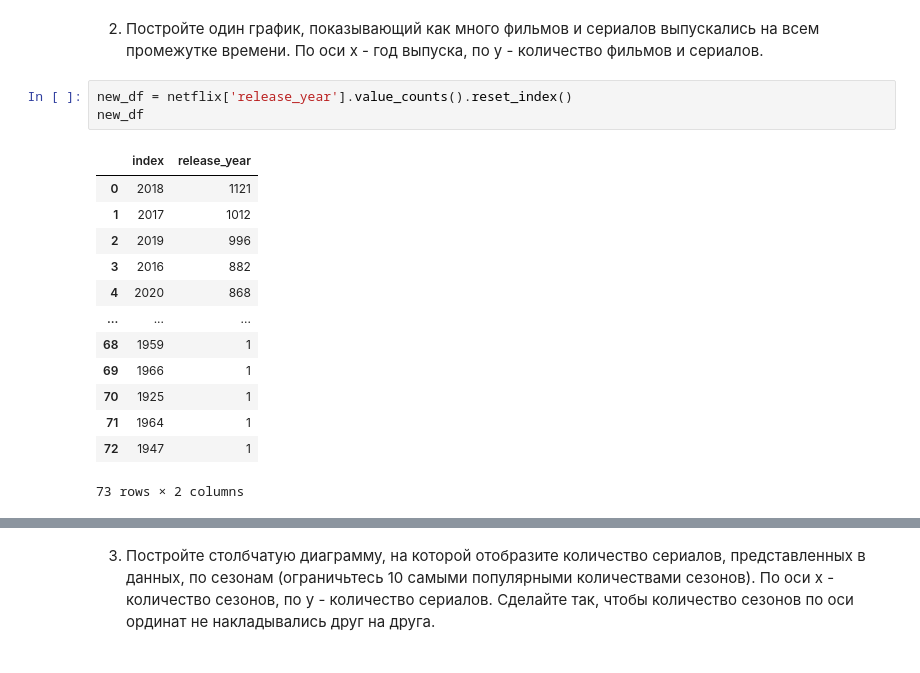
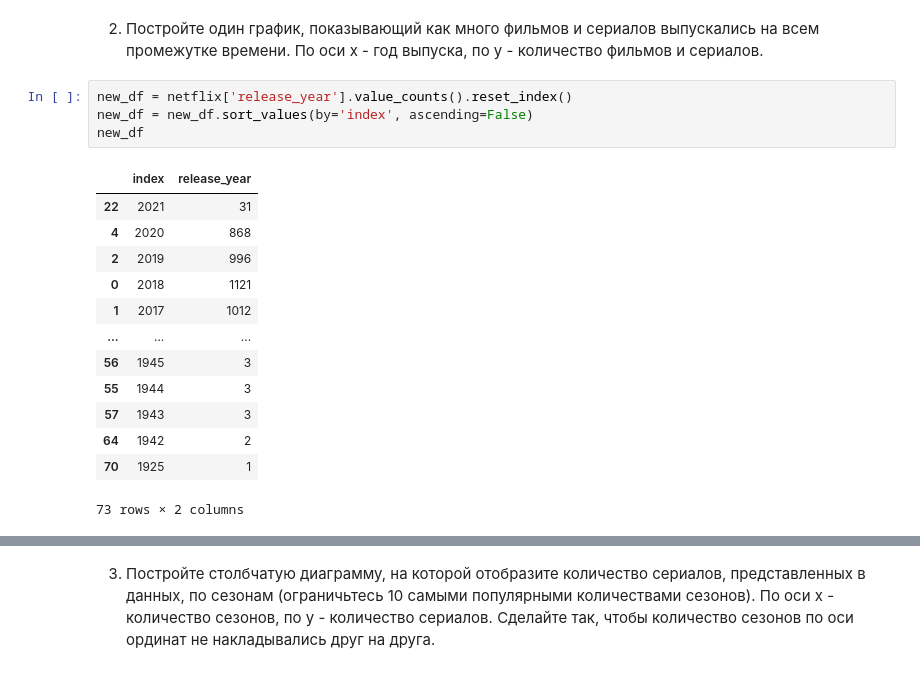
Before and after one commit to mrzgtv/python_for_ds, a Jupyter notebook: Matplotlib.ipynb, the cells around one changed output, grey strips where cells are left out. Cells and saved outputs as stored; diff of their text form.

```diff
--- a/Matplotlib.ipynb
+++ b/Matplotlib.ipynb
@@ -173,20 +173,21 @@ plt.show()
 2. Постройте один график, показывающий как много фильмов и сериалов выпускались на всем промежутке времени. По оси x - год выпуска, по y - количество фильмов и сериалов.
 # %%
 new_df = netflix['release_year'].value_counts().reset_index()
+new_df = new_df.sort_values(by='index', ascending=False)
 new_df
 # %% [output]
 |  | index | release_year |
+| 22 | 2021 | 31 |
+| 4 | 2020 | 868 |
+| 2 | 2019 | 996 |
 | 0 | 2018 | 1121 |
 | 1 | 2017 | 1012 |
-| 2 | 2019 | 996 |
-| 3 | 2016 | 882 |
-| 4 | 2020 | 868 |
 | ... | ... | ... |
-| 68 | 1959 | 1 |
-| 69 | 1966 | 1 |
+| 56 | 1945 | 3 |
+| 55 | 1944 | 3 |
+| 57 | 1943 | 3 |
+| 64 | 1942 | 2 |
 | 70 | 1925 | 1 |
-| 71 | 1964 | 1 |
-| 72 | 1947 | 1 |
 73 rows × 2 columns
 # %%
 fig, ax = plt.subplots()
```
Also changed, not shown: parts of 2 cells of this notebook.
